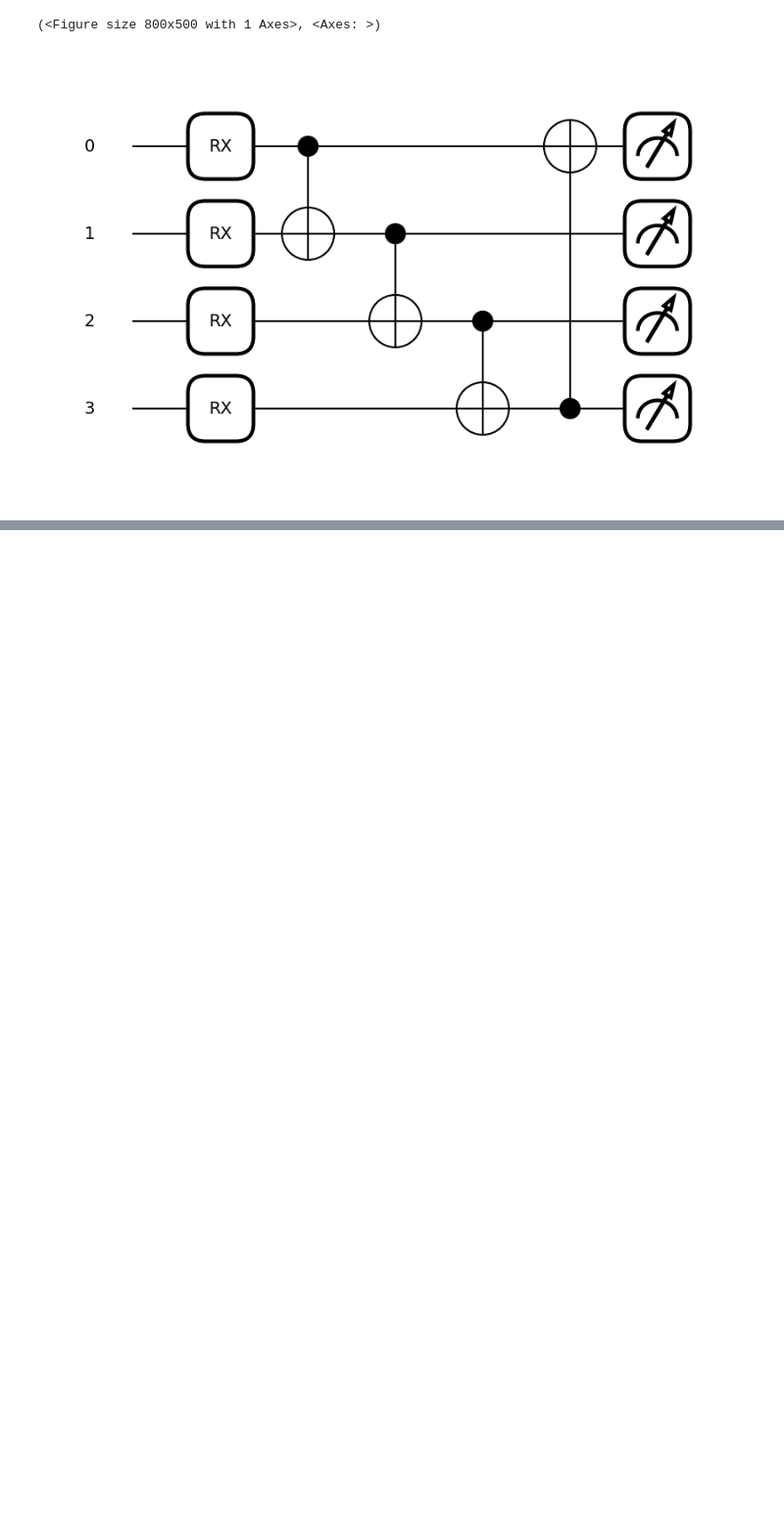
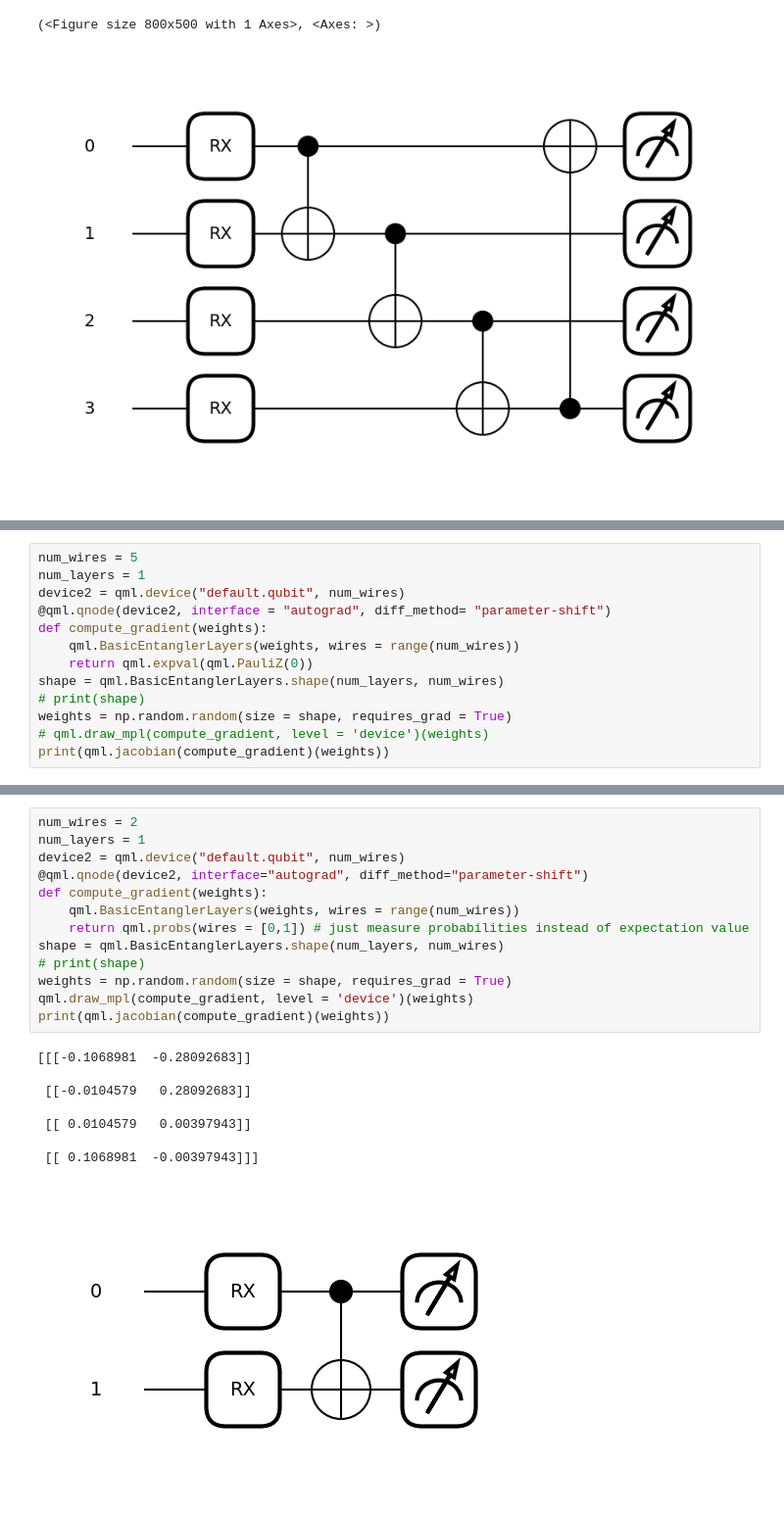
Before and after one commit to ali-tayyab/Coding-with-PennyLane, a Jupyter notebook: PennyLane_Fundamentals/Gradients_and_Optimization.ipynb, the cells around one changed output, grey strips where cells are left out. Shown: that part at 98% size. Cells and saved outputs as stored; diff of their text form; blank space fills up the shorter version.

```diff
--- a/PennyLane_Fundamentals/Gradients_and_Optimization.ipynb
+++ b/PennyLane_Fundamentals/Gradients_and_Optimization.ipynb
@@ -77,0 +130,13 @@ print(qml.draw_mpl(Strong_Entangling_Layers, level = "device")(weights))
+# %%
+num_wires = 5
+num_layers = 1
+device2 = qml.device("default.qubit", num_wires)
+@qml.qnode(device2, interface = "autograd", diff_method= "parameter-shift")
+def compute_gradient(weights):
+    qml.BasicEntanglerLayers(weights, wires = range(num_wires))
+    return qml.expval(qml.PauliZ(0))
+shape = qml.BasicEntanglerLayers.shape(num_layers, num_wires)
+# print(shape)
+weights = np.random.random(size = shape, requires_grad = True)
+# qml.draw_mpl(compute_gradient, level = 'device')(weights)
+print(qml.jacobian(compute_gradient)(weights))
@@ -77,0 +182,22 @@ print(qml.draw_mpl(Strong_Entangling_Layers, level = "device")(weights))
+# %%
+num_wires = 2
+num_layers = 1
+device2 = qml.device("default.qubit", num_wires)
+@qml.qnode(device2, interface="autograd", diff_method="parameter-shift")
+def compute_gradient(weights):
+    qml.BasicEntanglerLayers(weights, wires = range(num_wires))
+    return qml.probs(wires = [0,1]) # just measure probabilities instead of expectation value
+shape = qml.BasicEntanglerLayers.shape(num_layers, num_wires)
+# print(shape)
+weights = np.random.random(size = shape, requires_grad = True)
+qml.draw_mpl(compute_gradient, level = 'device')(weights)
+print(qml.jacobian(compute_gradient)(weights))
+# %% [output]
+[[[-0.1068981  -0.28092683]]
+
+ [[-0.0104579   0.28092683]]
+
+ [[ 0.0104579   0.00397943]]
+
+ [[ 0.1068981  -0.00397943]]]
+[figure, added]
```
Also changed, not shown: parts of 18 cells of this notebook.
